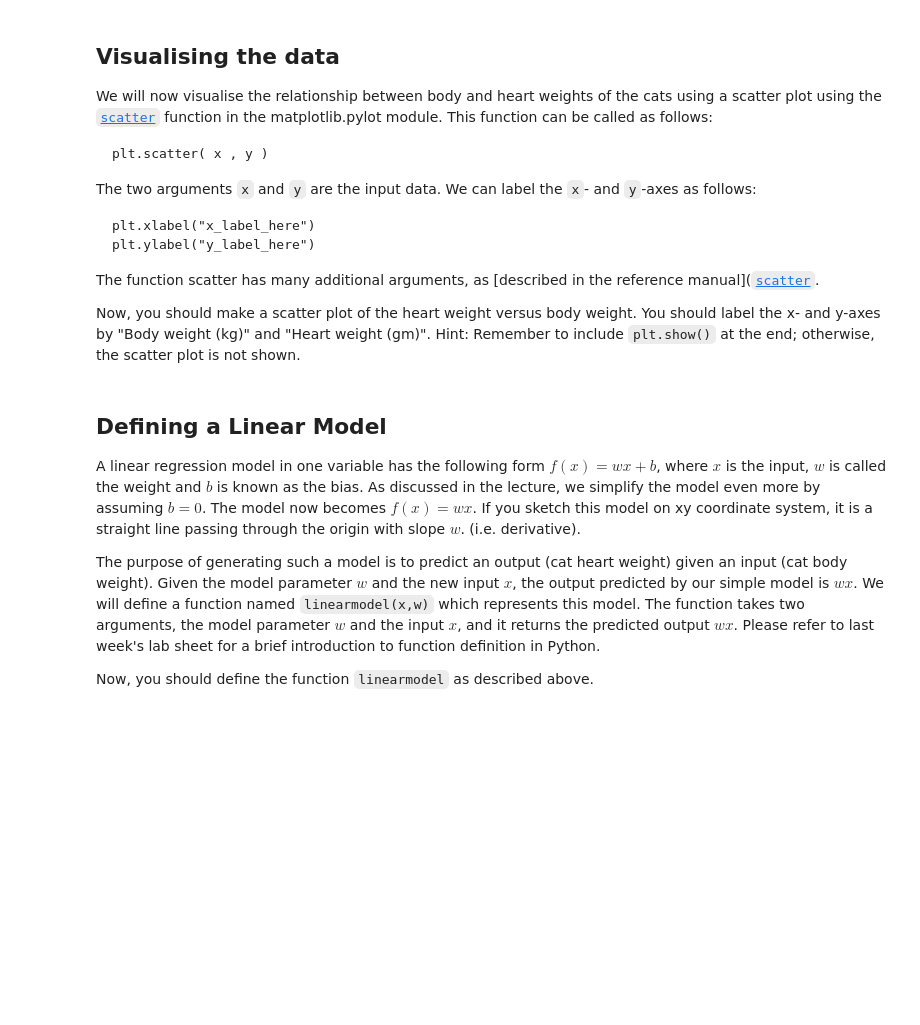
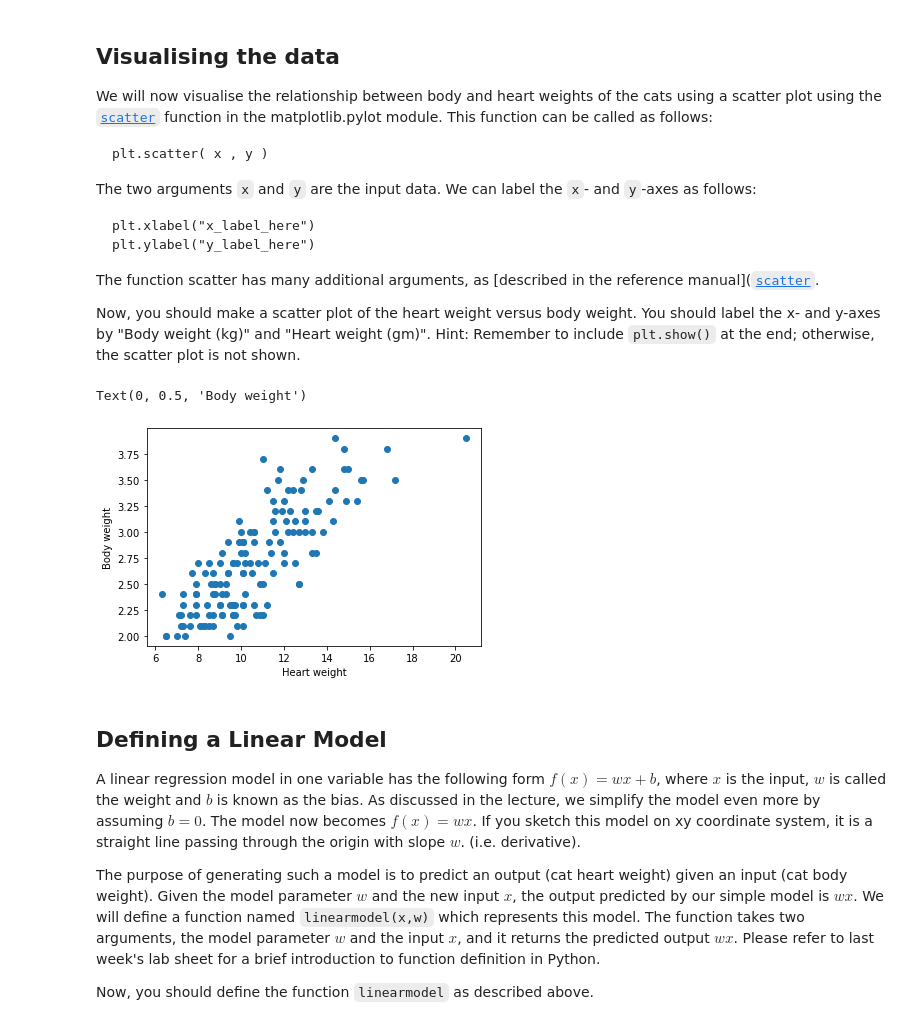
Before and after one commit to eddie8615/Neural-Computation-at-UoB, a Jupyter notebook: lab2_linear_regression.ipynb, the cells around one changed output. Saved outputs shown, nothing was run; the diff lists cells and outputs as text; code cells hidden in the pictures; blank space fills up the shorter version.

```diff
--- a/lab2_linear_regression.ipynb
+++ b/lab2_linear_regression.ipynb
@@ -483,7 +483,7 @@ array([2. , 2. , 2. , 2.1, 2.1, 2.1, 2.1, 2.1, 2.1, 2.1, 2.1, 2.1, 2.2,
 You should now complete the next code block in order to copy the second column in an array `heart_weight`.
 # %%
 # write your code to extract data from second column here
-heart_weigth = cats.T[1]
+heart_weight = cats.T[1]
 # %% [markdown]
 ## Visualising the data
 We will now visualise the relationship between body and heart weights of the cats using a scatter plot using the [`scatter`](https://matplotlib.org/devdocs/api/_as_gen/matplotlib.pyplot.scatter.html) function in the matplotlib.pylot module. This function can be called as follows:
@@ -500,6 +500,12 @@ The function scatter has many additional arguments, as [described in the referen
 Now, you should make a scatter plot of the heart weight versus body weight. You should label the x- and y-axes by "Body weight (kg)" and "Heart weight (gm)". Hint: Remember to include `plt.show()` at the end; otherwise, the scatter plot is not shown.
 # %%
 # Insert your code to make the scatter plot here.
+plt.scatter(heart_weight, body_weight)
+plt.xlabel("Heart weight")
+plt.ylabel("Body weight")
+# %% [output]
+Text(0, 0.5, 'Body weight')
+[figure, added]
 # %% [markdown]
 ## Defining a Linear Model
 
```
Also changed, not shown: parts of 2 cells of this notebook, 1 other file.
